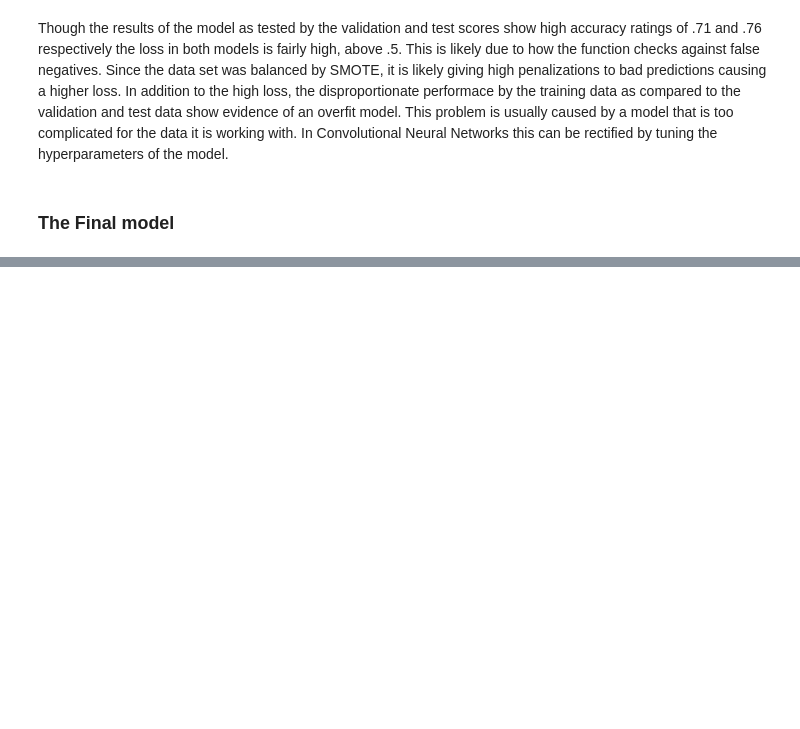
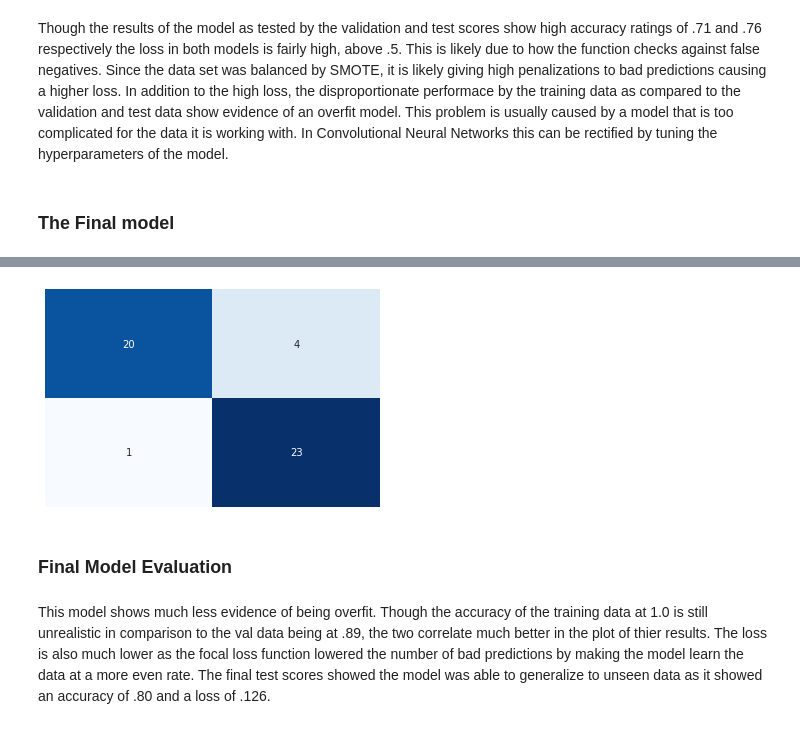
Before and after one commit to RCKettel/PhaseFour_ImageClassification, a Jupyter notebook: Notebooks/ImageClassificationFinalNotebook.ipynb, the cells around one changed output, grey strips where cells are left out. Drawn from its saved outputs; the diff is of its cells as text; code cells hidden in the pictures; blank space fills up the shorter version.

```diff
--- a/Notebooks/ImageClassificationFinalNotebook.ipynb
+++ b/Notebooks/ImageClassificationFinalNotebook.ipynb
@@ -290,0 +298,14 @@ Epoch 19/30
+# %%
+y_val_hat2 = finalModel.predict_classes(val_image)
+# %%
+from sklearn.metrics import plot_confusion_matrix
+
+sns.heatmap(confusion_matrix(val_label, y_val_hat2),cmap='Blues',annot=True, fmt='d',
+            cbar=False, xticklabels=False, yticklabels=False);
+plt.savefig('FinalMconfusion')
+# %% [output]
+[figure, added]
+# %% [markdown]
+### Final Model Evaluation
+# %% [markdown]
+This model shows much less evidence of being overfit. Though the accuracy of the training data at 1.0 is still unrealistic in comparison to the val data being at .89, the two correlate much better in the plot of thier results.  The loss is also much lower as the focal loss function lowered the number of bad predictions by making the model learn the data at a more even rate.  The final test scores showed the model was able to generalize to unseen data as it showed an accuracy of .80 and a loss of .126.
```
Also changed, not shown: parts of 9 cells of this notebook, 2 other files.
